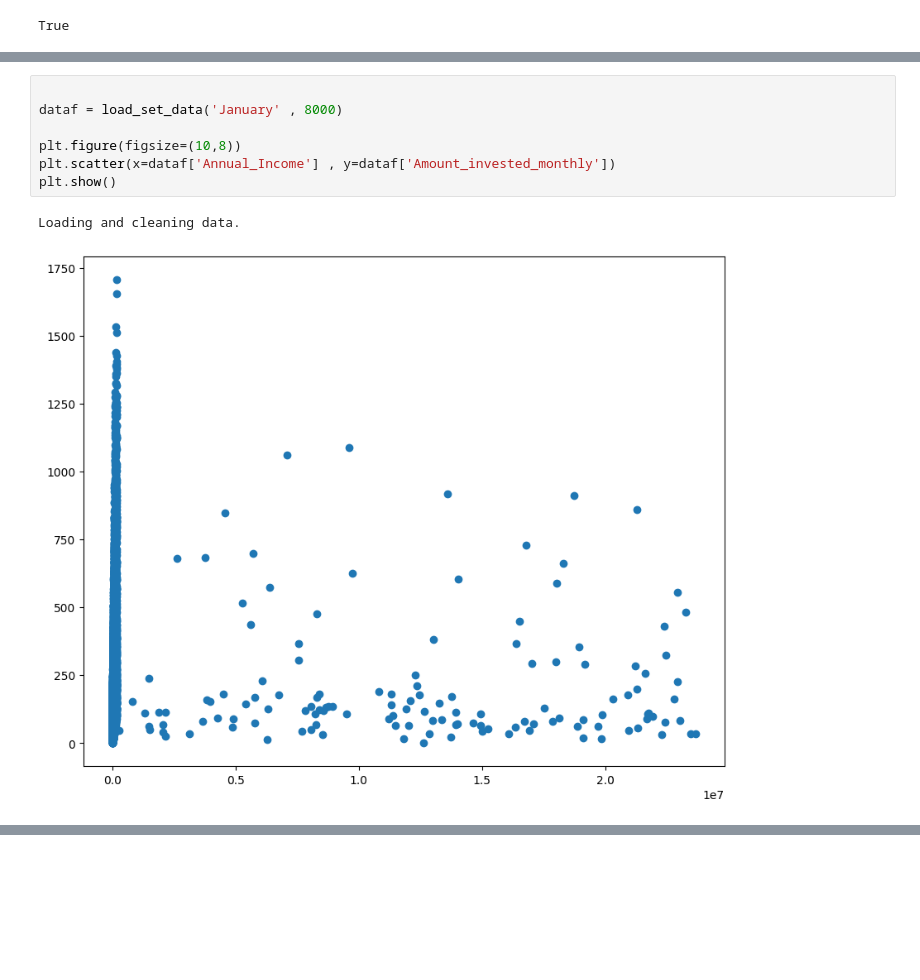
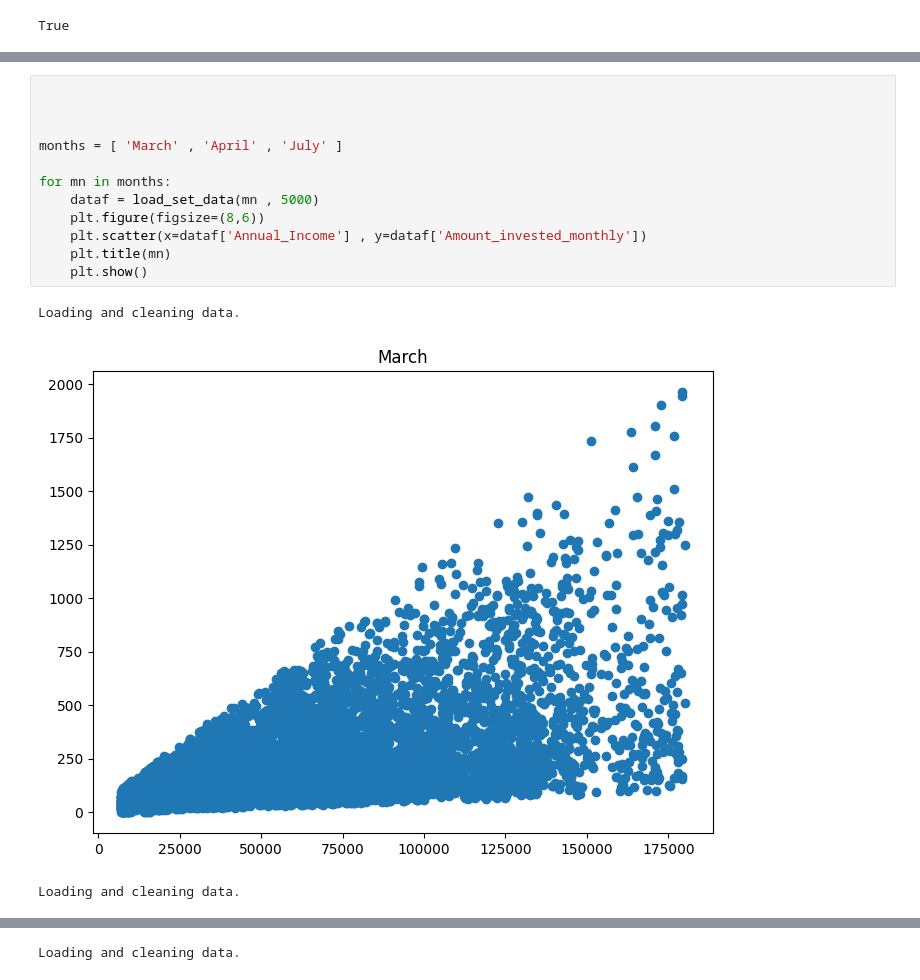
Before and after one commit to vivitali/team_project, a Jupyter notebook: data/Team_Project_Notebook.ipynb, the cells around one changed output, grey strips where cells are left out. Drawn from its saved outputs; the diff is of its cells as text; blank space fills up the shorter version.

```diff
--- a/data/Team_Project_Notebook.ipynb
+++ b/data/Team_Project_Notebook.ipynb
@@ -44,10 +56,16 @@ def load_set_data(target_month, outlier_cutoff):
 # %%
 
-dataf = load_set_data('January' , 8000)
 
-plt.figure(figsize=(10,8))
-plt.scatter(x=dataf['Annual_Income'] , y=dataf['Amount_invested_monthly'])
-plt.show()
+
+months = [ 'March' , 'April' , 'July' ]
+
+for mn in months:
+    dataf = load_set_data(mn , 5000)
+    plt.figure(figsize=(8,6))
+    plt.scatter(x=dataf['Annual_Income'] , y=dataf['Amount_invested_monthly'])
+    plt.title(mn)
+    plt.show()
 # %% [output]
 Loading and cleaning data.
-[figure, old version]
+[figure, new version]
+Loading and cleaning data.
@@ -53,0 +73 @@ Loading and cleaning data.
+Loading and cleaning data.
```
Also changed, not shown: parts of 3 cells of this notebook.
